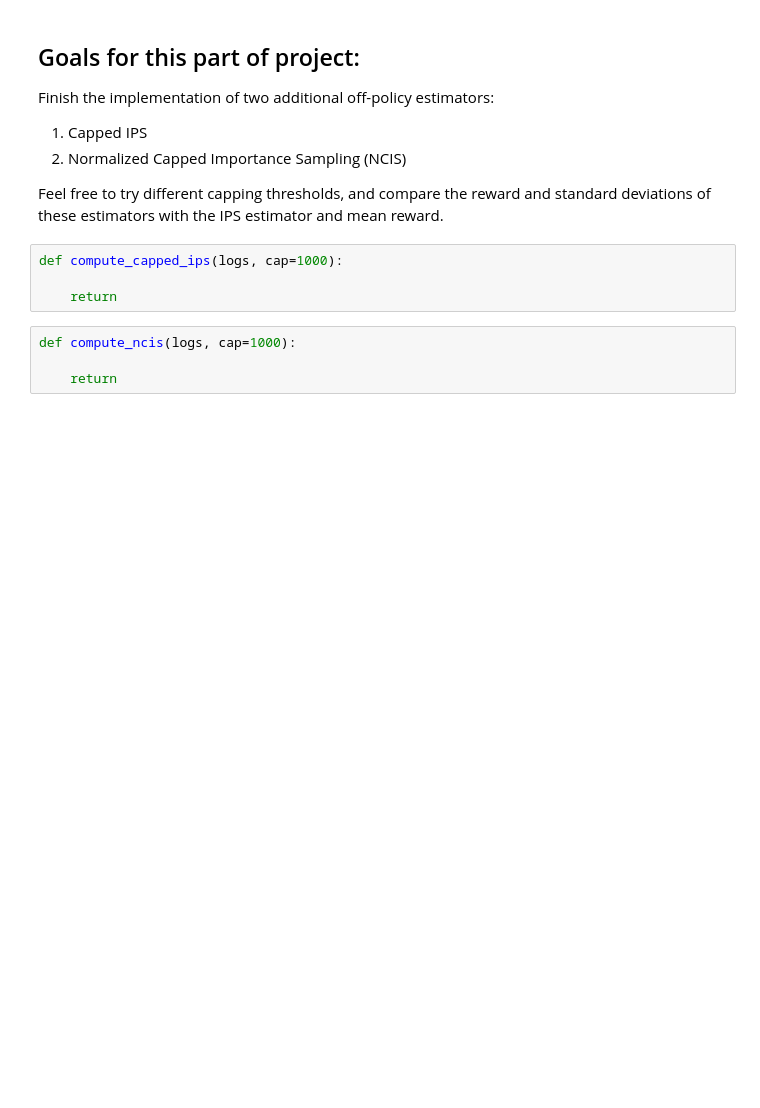
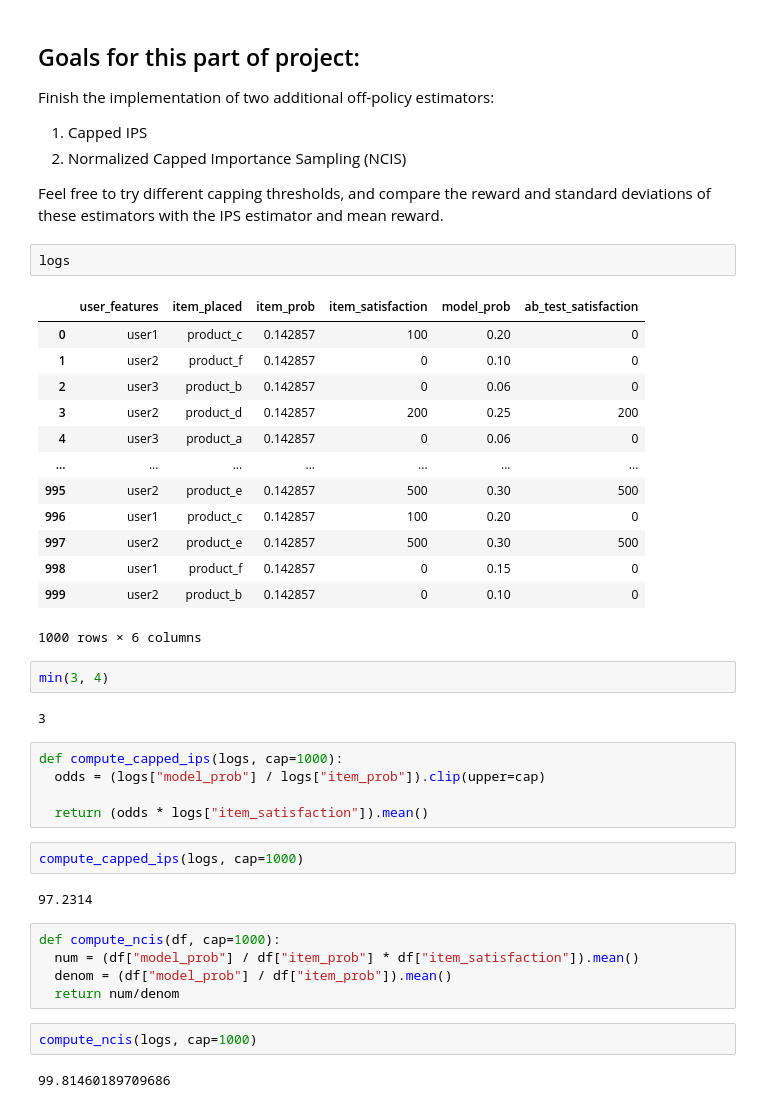
Before and after one commit to laurynasjs/personalized-recommendations-at-scale, a Jupyter notebook: Laurynas_week4_evaluation.ipynb, the cells around one changed output. Cells and saved outputs as stored; diff of their text form; blank space fills up the shorter version.

```diff
--- a/Laurynas_week4_evaluation.ipynb
+++ b/Laurynas_week4_evaluation.ipynb
@@ -508,11 +508,41 @@ Finish the implementation of two additional off-policy estimators:
 2. Normalized Capped Importance Sampling (NCIS)
 
 Feel free to try different capping thresholds, and compare the reward and standard deviations of these estimators with the IPS estimator and mean reward.
+# %%
+logs
+# %% [output]
+|  | user_features | item_placed | item_prob | item_satisfaction | model_prob | ab_test_satisfaction |
+| 0 | user1 | product_c | 0.142857 | 100 | 0.20 | 0 |
+| 1 | user2 | product_f | 0.142857 | 0 | 0.10 | 0 |
+| 2 | user3 | product_b | 0.142857 | 0 | 0.06 | 0 |
+| 3 | user2 | product_d | 0.142857 | 200 | 0.25 | 200 |
+| 4 | user3 | product_a | 0.142857 | 0 | 0.06 | 0 |
+| ... | ... | ... | ... | ... | ... | ... |
+| 995 | user2 | product_e | 0.142857 | 500 | 0.30 | 500 |
+| 996 | user1 | product_c | 0.142857 | 100 | 0.20 | 0 |
+| 997 | user2 | product_e | 0.142857 | 500 | 0.30 | 500 |
+| 998 | user1 | product_f | 0.142857 | 0 | 0.15 | 0 |
+| 999 | user2 | product_b | 0.142857 | 0 | 0.10 | 0 |
+1000 rows × 6 columns
+# %%
+min(3, 4)
+# %% [output]
+3
+# %%
+def compute_capped_ips(logs, cap=1000):
+  odds = (logs["model_prob"] / logs["item_prob"]).clip(upper=cap)
+
+  return (odds * logs["item_satisfaction"]).mean()
 # %%
-def compute_capped_ips(logs, cap=1000):
-
-    return
+compute_capped_ips(logs, cap=1000)
+# %% [output]
+97.2314
+# %%
+def compute_ncis(df, cap=1000):
+  num = (df["model_prob"] / df["item_prob"] * df["item_satisfaction"]).mean()
+  denom = (df["model_prob"] / df["item_prob"]).mean()
+  return num/denom
 # %%
-def compute_ncis(logs, cap=1000):
-
-    return
+compute_ncis(logs, cap=1000)
+# %% [output]
+99.81460189709686
```
Also changed, not shown: parts of 4 cells of this notebook.
